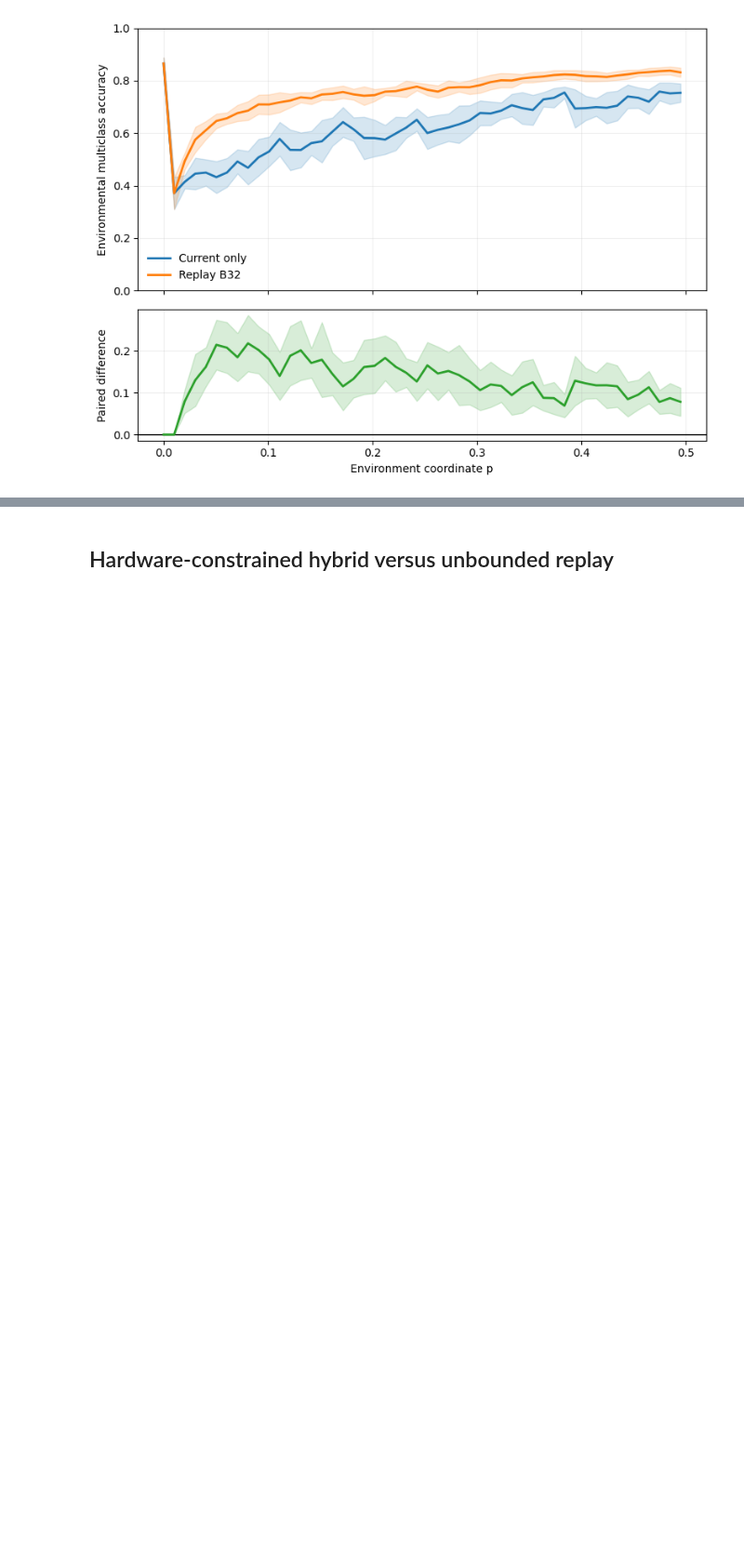
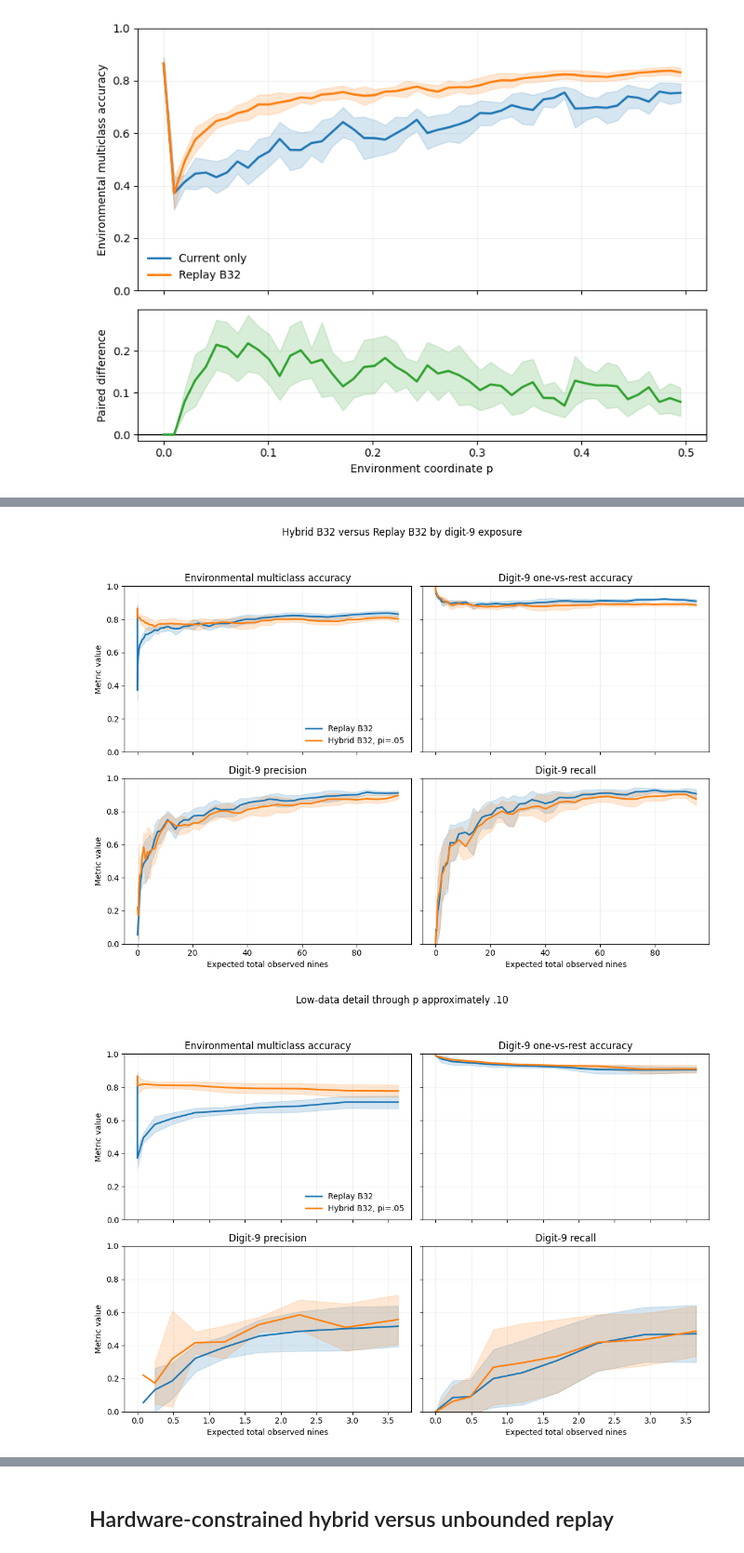
Before and after one commit to wdurno/notebooks, a Jupyter notebook: amari-chenstov-updates/mnist_experiment/deployment_results.ipynb, the cells around one changed output, grey strips where cells are left out. Shown at 93% size. Saved outputs shown, nothing was run; the diff lists cells and outputs as text; code cells hidden in the pictures; blank space fills up the shorter version.

Commit message:
Plan 4, caching before trying different norm

```diff
--- a/amari-chenstov-updates/mnist_experiment/deployment_results.ipynb
+++ b/amari-chenstov-updates/mnist_experiment/deployment_results.ipynb
@@ -83,3 +93,56 @@ plot_contrast('confirm-replay-b032', 'confirm-current-only', 'environment_accura
+# %%
+def plot_exposure_contrast(treatment, comparison, *, max_p=None, title=None):
+    fig, axes = plt.subplots(2, 2, figsize=(11, 8), sharex=True, sharey=True)
+    axes = axes.ravel()
+    for axis, metric in zip(axes, METRICS):
+        for condition in (comparison, treatment):
+            rows = [
+                row for row in trajectory
+                if row['condition'] == condition
+                and (max_p is None or row['p'] <= max_p)
+            ]
+            exposure = np.asarray(
+                [row['expected_nines_before_evaluation'] for row in rows],
+                dtype=float,
+            )
+            center = np.asarray([row[metric]['mean'] for row in rows], dtype=float)
+            low = np.asarray([
+                np.nan if row[metric]['ci95_low'] is None else row[metric]['ci95_low']
+                for row in rows
+            ], dtype=float)
+            high = np.asarray([
+                np.nan if row[metric]['ci95_high'] is None else row[metric]['ci95_high']
+                for row in rows
+            ], dtype=float)
+            line, = axis.plot(exposure, center, label=LABELS[condition], linewidth=2)
+            axis.fill_between(exposure, low, high, color=line.get_color(), alpha=.18)
+        axis.set_title(METRICS[metric])
+        axis.set_ylim(0, 1)
+        axis.grid(alpha=.2)
+    axes[0].set_ylabel('Metric value')
+    axes[2].set_ylabel('Metric value')
+    axes[2].set_xlabel('Expected total observed nines')
+    axes[3].set_xlabel('Expected total observed nines')
+    axes[0].legend(loc='lower right', frameon=False)
+    if title is not None:
+        fig.suptitle(title, y=.98)
+    fig.tight_layout(rect=(0, 0, 1, .94))
+    return fig
+
+plot_exposure_contrast(
+    'confirm-hybrid-b032-fixed005',
+    'confirm-replay-b032',
+    title='Hybrid B32 versus Replay B32 by digit-9 exposure',
+);
+plot_exposure_contrast(
+    'confirm-hybrid-b032-fixed005',
+    'confirm-replay-b032',
+    max_p=.1011,
+    title='Low-data detail through p approximately .10',
+);
+# %% [output]
+[figure, added]
+[figure, added]
 # %%
 for metric in METRICS:
     plot_contrast('confirm-hybrid-b032-fixed005', 'confirm-replay-b032', metric)
```
Also changed, not shown: parts of 2 cells of this notebook, 21 other files.
